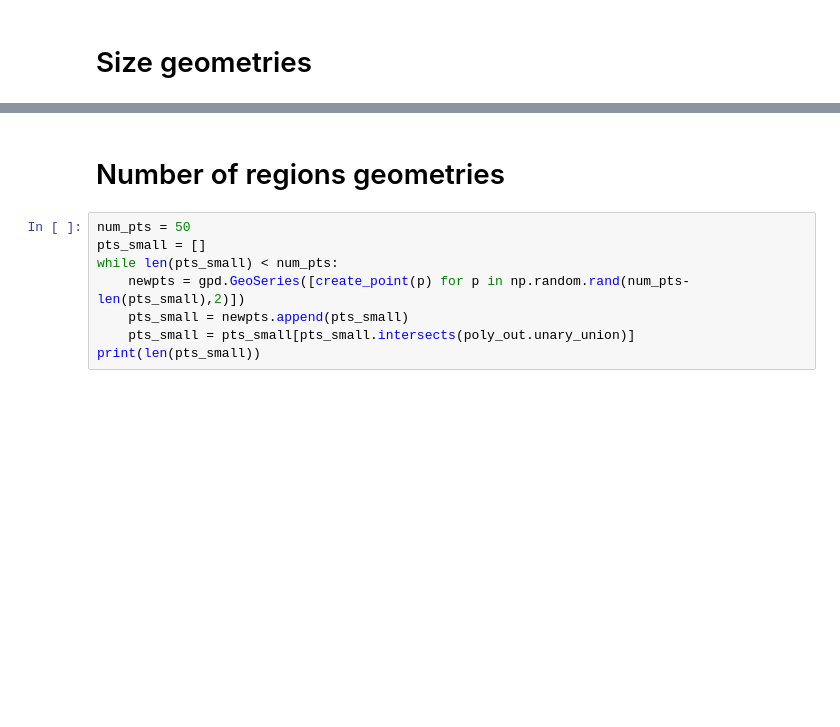
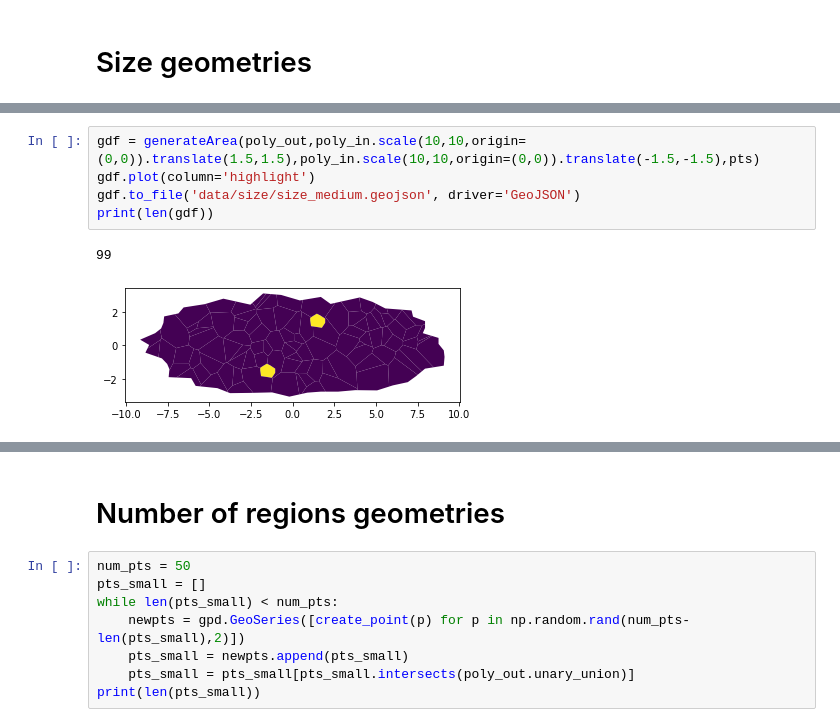
Before and after one commit to EdcleyJS/spatial-uncertainty, a Jupyter notebook: synthetic-data/generate.ipynb, the cells around one changed output, grey strips where cells are left out. Saved outputs shown, nothing was run; the diff lists cells and outputs as text; blank space fills up the shorter version.

```diff
--- a/synthetic-data/generate.ipynb
+++ b/synthetic-data/generate.ipynb
@@ -159 +167,9 @@ print(len(gdf))
+# %%
+gdf = generateArea(poly_out,poly_in.scale(10,10,origin=(0,0)).translate(1.5,1.5),poly_in.scale(10,10,origin=(0,0)).translate(-1.5,-1.5),pts)
+gdf.plot(column='highlight')
+gdf.to_file('data/size/size_medium.geojson', driver='GeoJSON')
+print(len(gdf))
+# %% [output]
+99
+[figure, added]
 # %%
```
Also changed, not shown: parts of 22 cells of this notebook, 14 other files.
